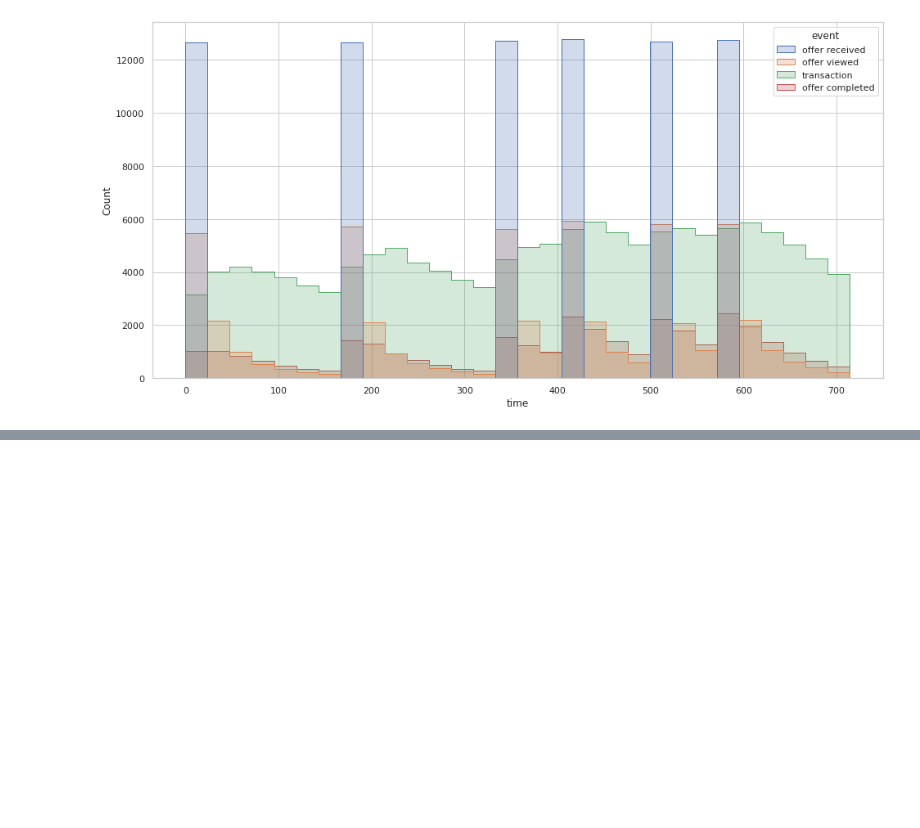
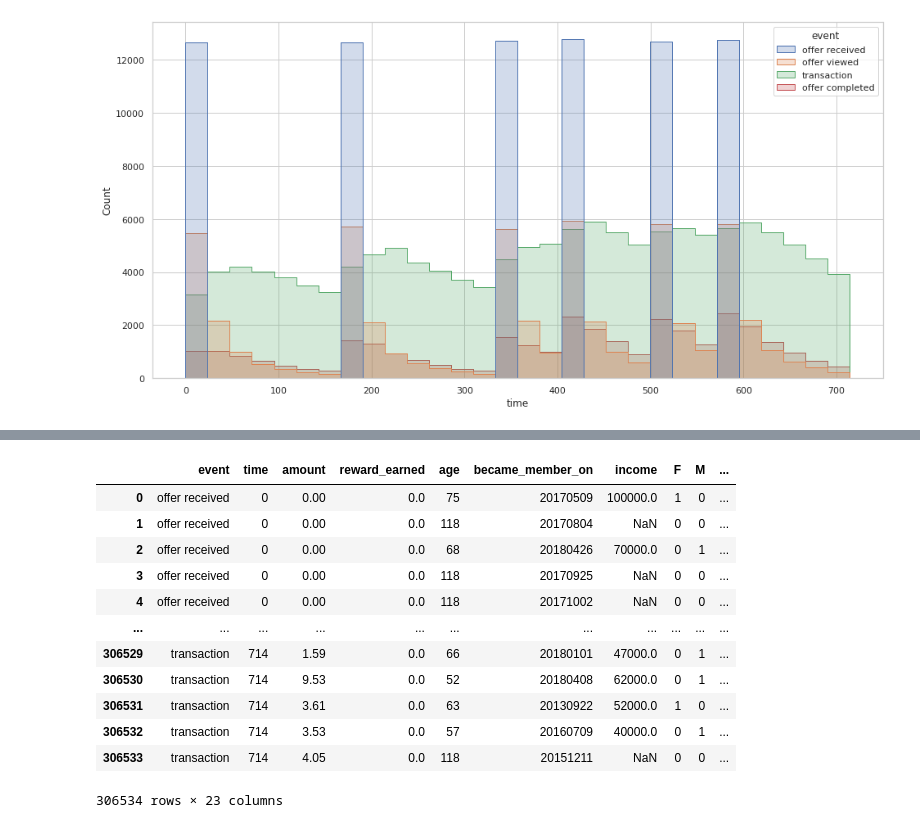
Before and after one commit to natashk/Starbucks-Capstone, a Jupyter notebook: Starbucks_Capstone_notebook.ipynb, the cells around one changed output, grey strips where cells are left out. Cells and saved outputs as stored; diff of their text form; code cells hidden in the pictures; blank space fills up the shorter version.

```diff
--- a/Starbucks_Capstone_notebook.ipynb
+++ b/Starbucks_Capstone_notebook.ipynb
@@ -212,0 +389,17 @@ sns.reset_defaults()
+# %%
+data_df = utils.encode_id(data_df, 'offer', 'offer_id')
+data_df
+# %% [output]
+|  | event | time | amount | reward_earned | age | became_member_on | income | F | M | ... |
+| 0 | offer received | 0 | 0.00 | 0.0 | 75 | 20170509 | 100000.0 | 1 | 0 | ... |
+| 1 | offer received | 0 | 0.00 | 0.0 | 118 | 20170804 | NaN | 0 | 0 | ... |
+| 2 | offer received | 0 | 0.00 | 0.0 | 68 | 20180426 | 70000.0 | 0 | 1 | ... |
+| 3 | offer received | 0 | 0.00 | 0.0 | 118 | 20170925 | NaN | 0 | 0 | ... |
+| 4 | offer received | 0 | 0.00 | 0.0 | 118 | 20171002 | NaN | 0 | 0 | ... |
+| ... | ... | ... | ... | ... | ... | ... | ... | ... | ... | ... |
+| 306529 | transaction | 714 | 1.59 | 0.0 | 66 | 20180101 | 47000.0 | 0 | 1 | ... |
+| 306530 | transaction | 714 | 9.53 | 0.0 | 52 | 20180408 | 62000.0 | 0 | 1 | ... |
+| 306531 | transaction | 714 | 3.61 | 0.0 | 63 | 20130922 | 52000.0 | 1 | 0 | ... |
+| 306532 | transaction | 714 | 3.53 | 0.0 | 57 | 20160709 | 40000.0 | 0 | 1 | ... |
+| 306533 | transaction | 714 | 4.05 | 0.0 | 118 | 20151211 | NaN | 0 | 0 | ... |
+306534 rows × 23 columns
```
Also changed, not shown: parts of 26 cells of this notebook, 1 other file.
